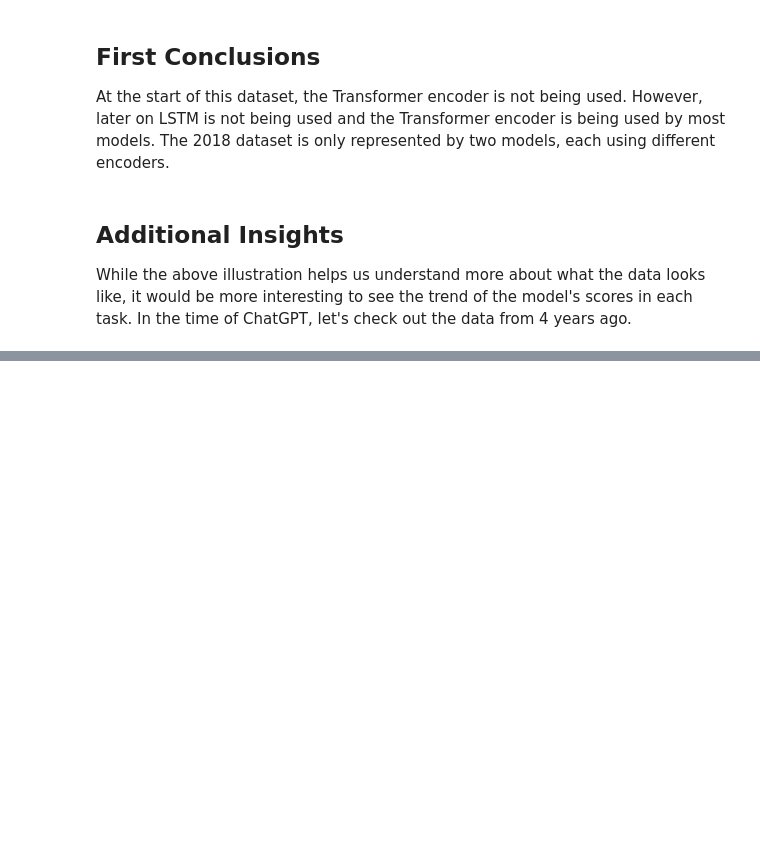
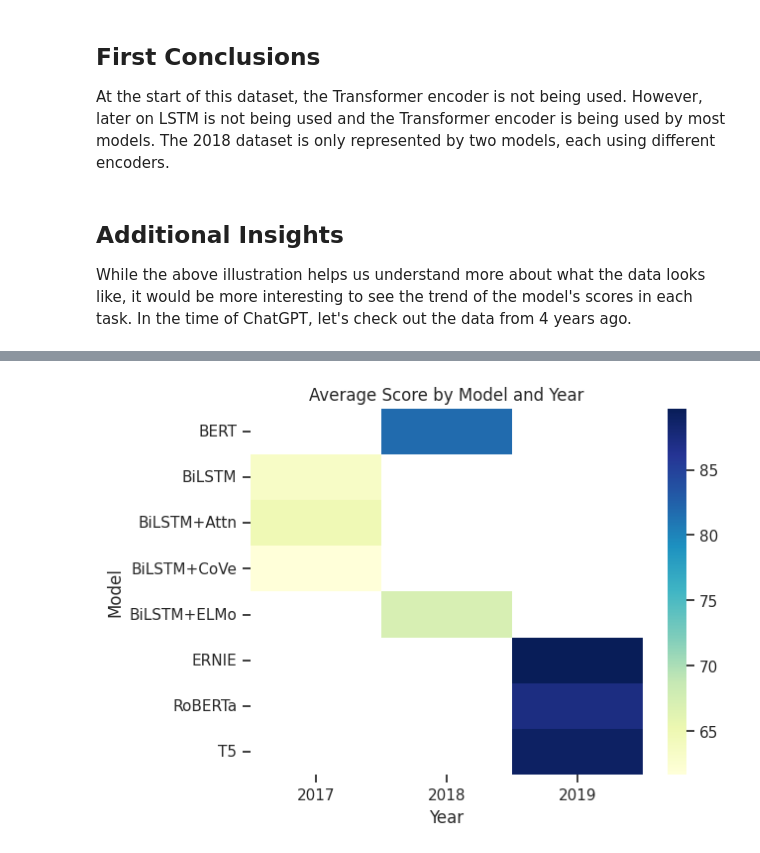
Before and after one commit to elleem/data-visualization, a Jupyter notebook: notebookc0bfec0386.ipynb, the cells around one changed output, grey strips where cells are left out. Cells and saved outputs as stored; diff of their text form; code cells hidden in the pictures; blank space fills up the shorter version.

```diff
--- a/notebookc0bfec0386.ipynb
+++ b/notebookc0bfec0386.ipynb
@@ -83,0 +139,14 @@ sns.despine()
+# %%
+# Create a pivot table with the mean of the score for each model and year combination
+pivot_table = glue.pivot_table(values='Score', index='Model', columns='Year', aggfunc='mean')
+
+# Create the heatmap
+sns.heatmap(pivot_table, cmap='YlGnBu')
+
+# Add a title
+plt.title('Average Score by Model and Year')
+
+# Show the plot
+plt.show()
+# %% [output]
+[figure, added]
```
Also changed, not shown: parts of 7 cells of this notebook.
